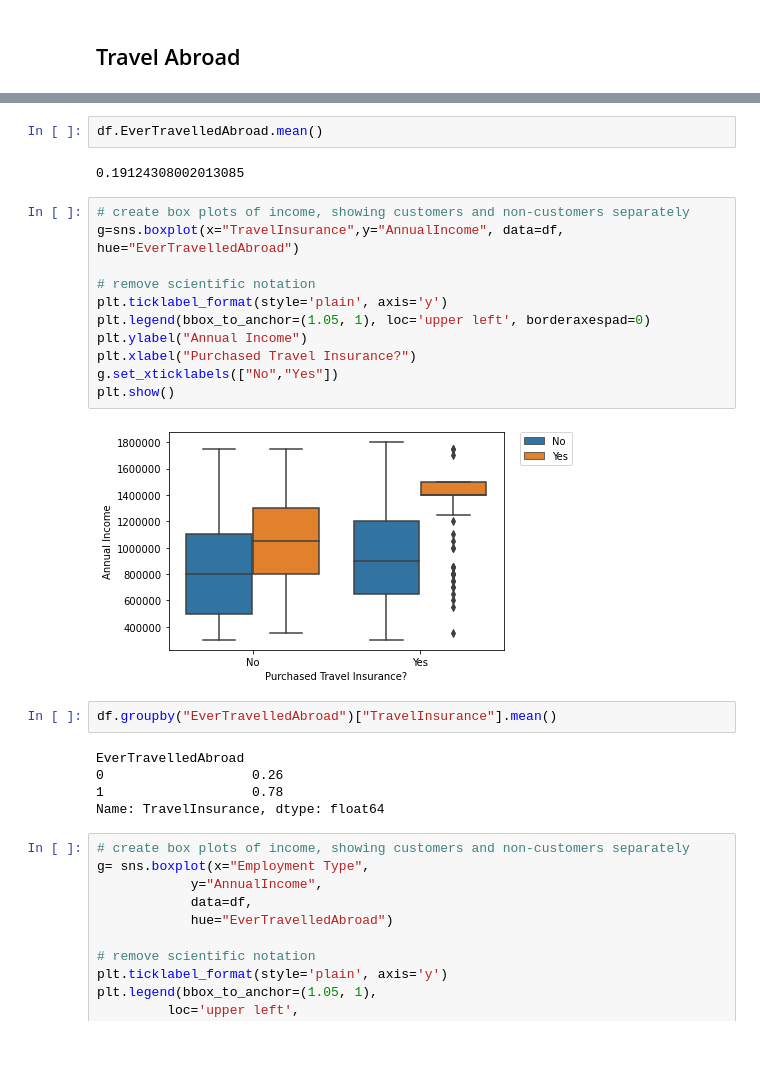
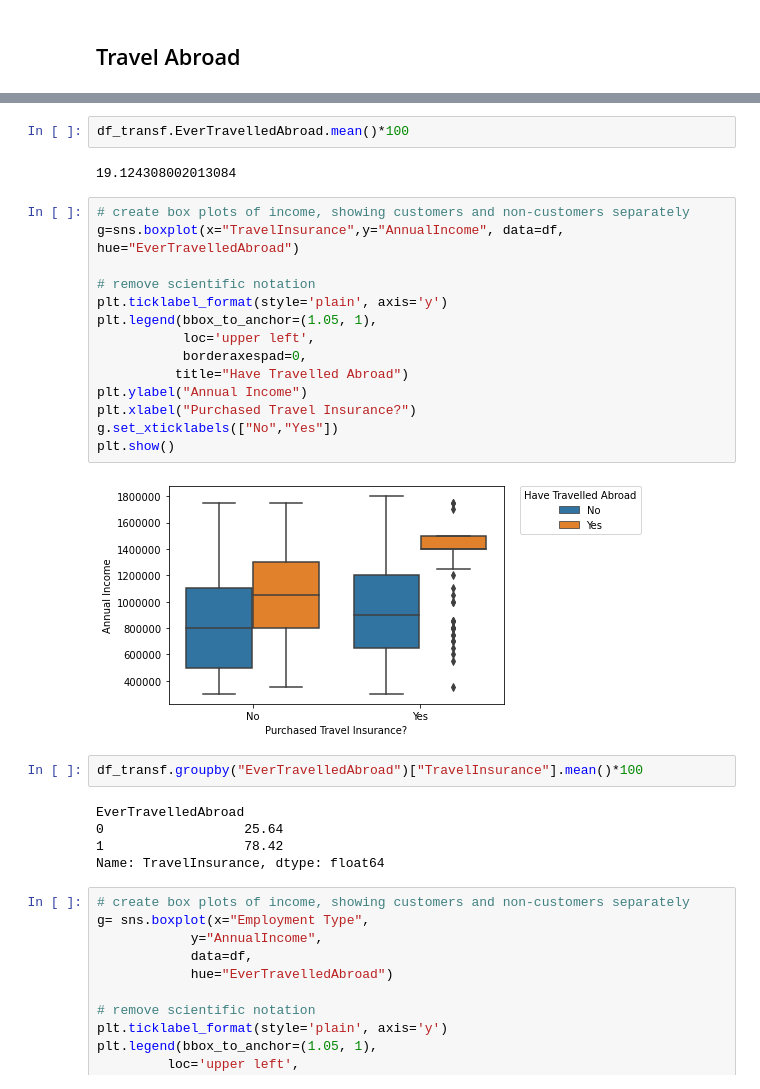
Before and after one commit to teruki-i/travel_insurance_case_study, a Jupyter notebook: travel_insurance_customers.ipynb, the cells around one changed output, grey strips where cells are left out. Saved outputs shown, nothing was run; the diff lists cells and outputs as text; blank space fills up the shorter version.

```diff
--- a/travel_insurance_customers.ipynb
+++ b/travel_insurance_customers.ipynb
@@ -371,26 +410,29 @@ plt.show()
 # %%
-df.EverTravelledAbroad.mean()
+df_transf.EverTravelledAbroad.mean()*100
 # %% [output]
-0.19124308002013085
+19.124308002013084
 # %%
 # create box plots of income, showing customers and non-customers separately
 g=sns.boxplot(x="TravelInsurance",y="AnnualIncome", data=df, hue="EverTravelledAbroad")
 
 # remove scientific notation
 plt.ticklabel_format(style='plain', axis='y')
-plt.legend(bbox_to_anchor=(1.05, 1), loc='upper left', borderaxespad=0)
+plt.legend(bbox_to_anchor=(1.05, 1),
+           loc='upper left',
+           borderaxespad=0,
+          title="Have Travelled Abroad")
 plt.ylabel("Annual Income")
 plt.xlabel("Purchased Travel Insurance?")
 g.set_xticklabels(["No","Yes"])
 plt.show()
 # %% [output]
-[figure, old version]
+[figure, new version]
 # %%
-df.groupby("EverTravelledAbroad")["TravelInsurance"].mean()
+df_transf.groupby("EverTravelledAbroad")["TravelInsurance"].mean()*100
 # %% [output]
 EverTravelledAbroad
-0                   0.26
-1                   0.78
+0                  25.64
+1                  78.42
 Name: TravelInsurance, dtype: float64
 # %%
 # create box plots of income, showing customers and non-customers separately
```
Also changed, not shown: parts of 29 cells of this notebook.
